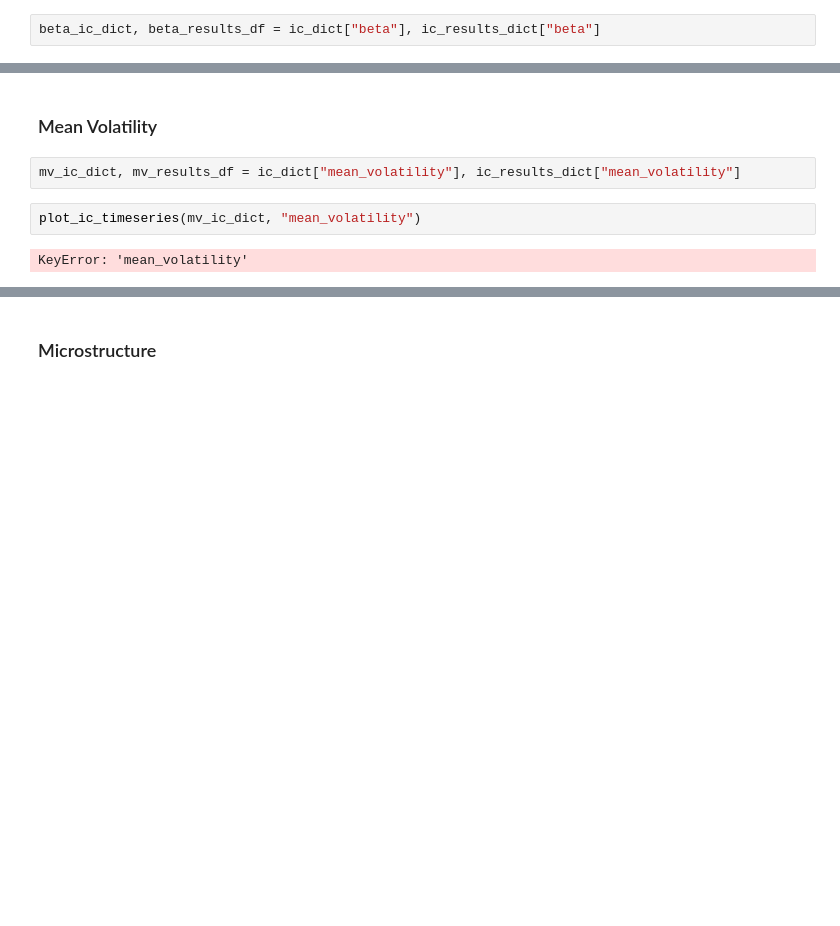
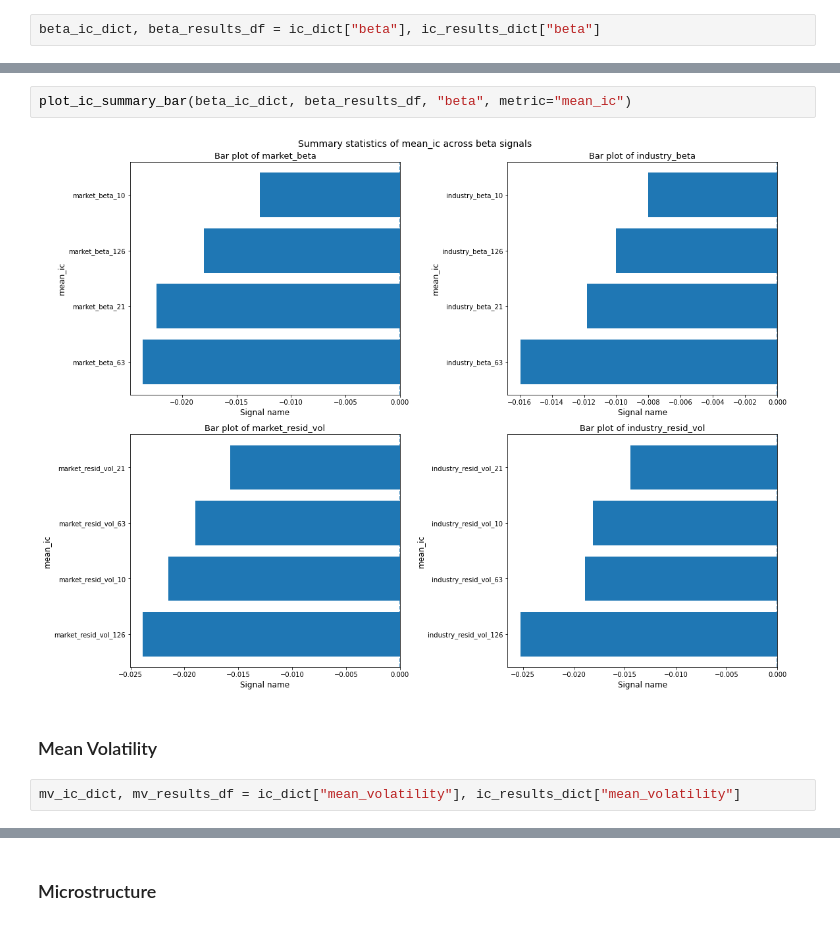
Before and after one commit to hungryfire267/systematic-equities-research, a Jupyter notebook: notebooks/research.ipynb, the cells around one changed output, grey strips where cells are left out. Saved outputs shown, nothing was run; the diff lists cells and outputs as text; blank space fills up the shorter version.

```diff
--- a/notebooks/research.ipynb
+++ b/notebooks/research.ipynb
@@ -67,8 +59,8 @@ plot_ic_timeseries(beta_ic_dict, "beta")
+# %%
+plot_ic_summary_bar(beta_ic_dict, beta_results_df, "beta", metric="mean_ic")
+# %% [output]
+[figure, added]
 # %% [markdown]
 ### Mean Volatility
-# %%
-mv_ic_dict, mv_results_df = ic_dict["mean_volatility"], ic_results_dict["mean_volatility"]
-# %%
-plot_ic_timeseries(mv_ic_dict, "mean_volatility")
-# %% [output]
-KeyError: 'mean_volatility'
+# %%
+mv_ic_dict, mv_results_df = ic_dict["mean_volatility"], ic_results_dict["mean_volatility"]
```
Also changed, not shown: parts of 9 cells of this notebook, 3 other files.
